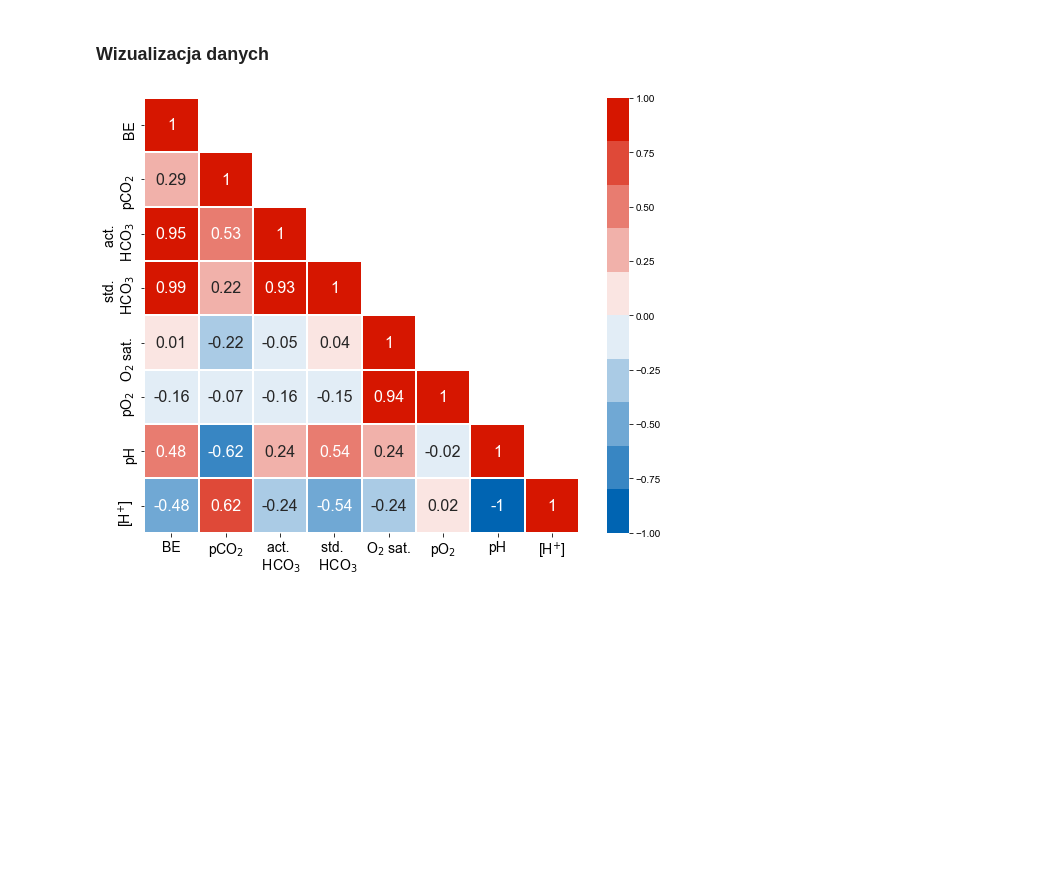
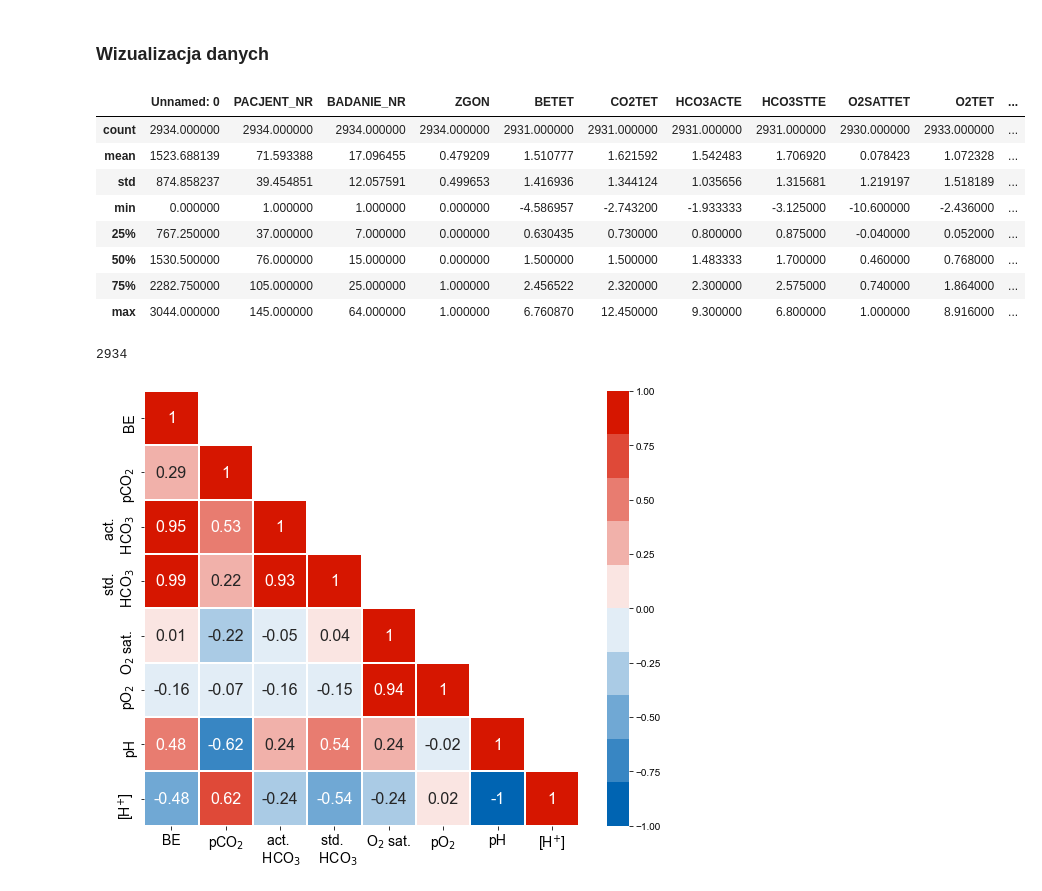
Before and after one commit to dorota10/GasometryTimeSeriesAnalysis, a Jupyter notebook: gasometry_analysis/scripts/wizualizacja_rozdział1.ipynb, the cells around one changed output. Cells and saved outputs as stored; diff of their text form; code cells hidden in the pictures; blank space fills up the shorter version.

```diff
--- a/gasometry_analysis/scripts/wizualizacja_rozdział1.ipynb
+++ b/gasometry_analysis/scripts/wizualizacja_rozdział1.ipynb
@@ -12,6 +12,23 @@ my_blue="#0064B2"
 my_red="#D61600"
 # %%
 dfs = pd.read_csv("../datasets/filtered_std_data_gasometry.csv")
+# %%
+dfs.describe()
+# %% [output]
+|  | Unnamed: 0 | PACJENT_NR | BADANIE_NR | ZGON | BETET | CO2TET | HCO3ACTE | HCO3STTE | O2SATTET | O2TET | ... |
+| count | 2934.000000 | 2934.000000 | 2934.000000 | 2934.000000 | 2931.000000 | 2931.000000 | 2931.000000 | 2931.000000 | 2930.000000 | 2933.000000 | ... |
+| mean | 1523.688139 | 71.593388 | 17.096455 | 0.479209 | 1.510777 | 1.621592 | 1.542483 | 1.706920 | 0.078423 | 1.072328 | ... |
+| std | 874.858237 | 39.454851 | 12.057591 | 0.499653 | 1.416936 | 1.344124 | 1.035656 | 1.315681 | 1.219197 | 1.518189 | ... |
+| min | 0.000000 | 1.000000 | 1.000000 | 0.000000 | -4.586957 | -2.743200 | -1.933333 | -3.125000 | -10.600000 | -2.436000 | ... |
+| 25% | 767.250000 | 37.000000 | 7.000000 | 0.000000 | 0.630435 | 0.730000 | 0.800000 | 0.875000 | -0.040000 | 0.052000 | ... |
+| 50% | 1530.500000 | 76.000000 | 15.000000 | 0.000000 | 1.500000 | 1.500000 | 1.483333 | 1.700000 | 0.460000 | 0.768000 | ... |
+| 75% | 2282.750000 | 105.000000 | 25.000000 | 1.000000 | 2.456522 | 2.320000 | 2.300000 | 2.575000 | 0.740000 | 1.864000 | ... |
+| max | 3044.000000 | 145.000000 | 64.000000 | 1.000000 | 6.760870 | 12.450000 | 9.300000 | 6.800000 | 1.000000 | 8.916000 | ... |
+# %%
+max_badanie_nr = dfs.groupby('PACJENT_NR')['BADANIE_NR'].max().reset_index()
+max_badanie_nr[max_badanie_nr["BADANIE_NR"]>6]["BADANIE_NR"].sum()
+# %% [output]
+2934
 # %%
 cmap = sns.blend_palette([my_blue, "white", my_red], n_colors=10)
 
```
Also changed, not shown: parts of 1 cell of this notebook, 28 other files.
